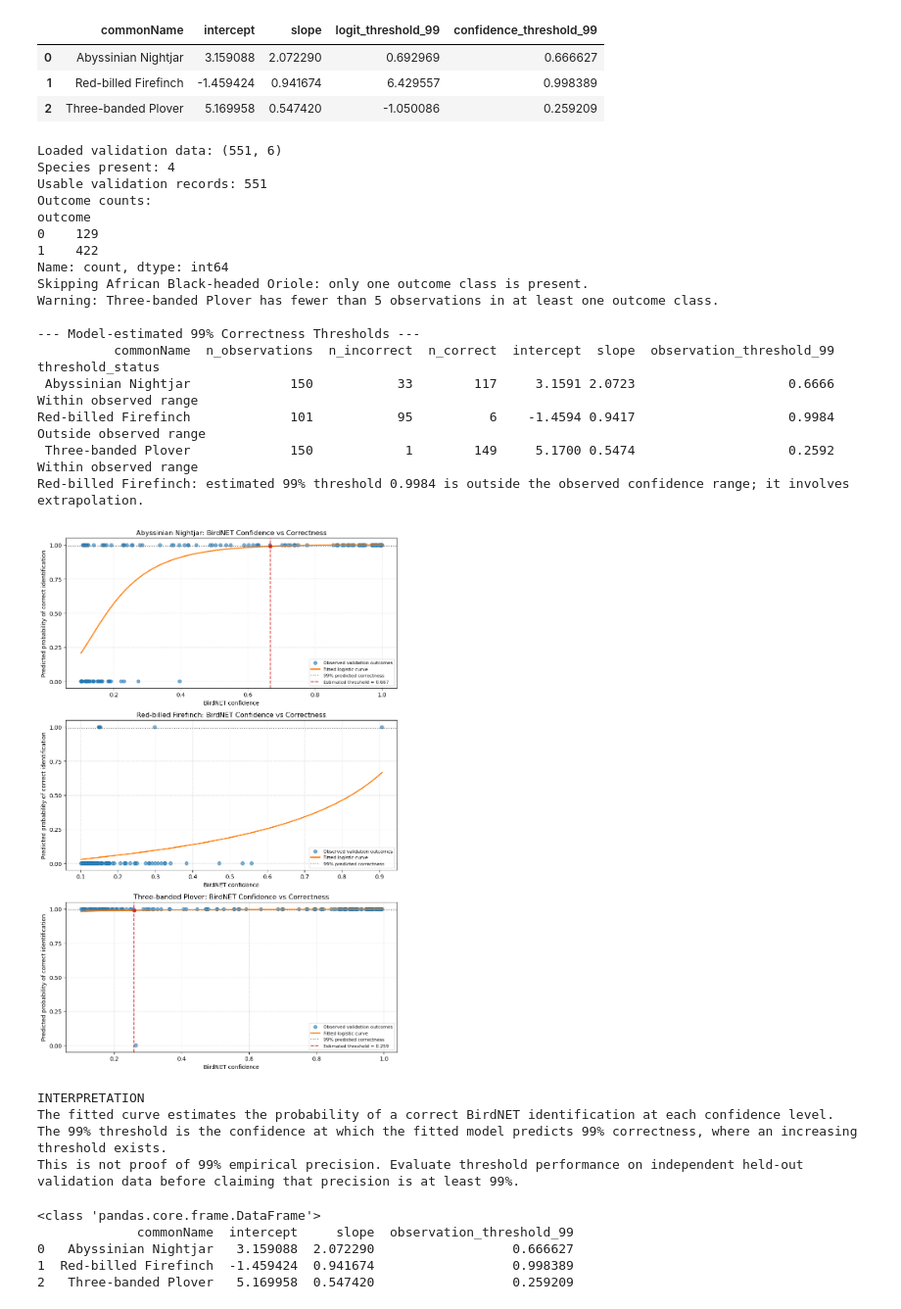
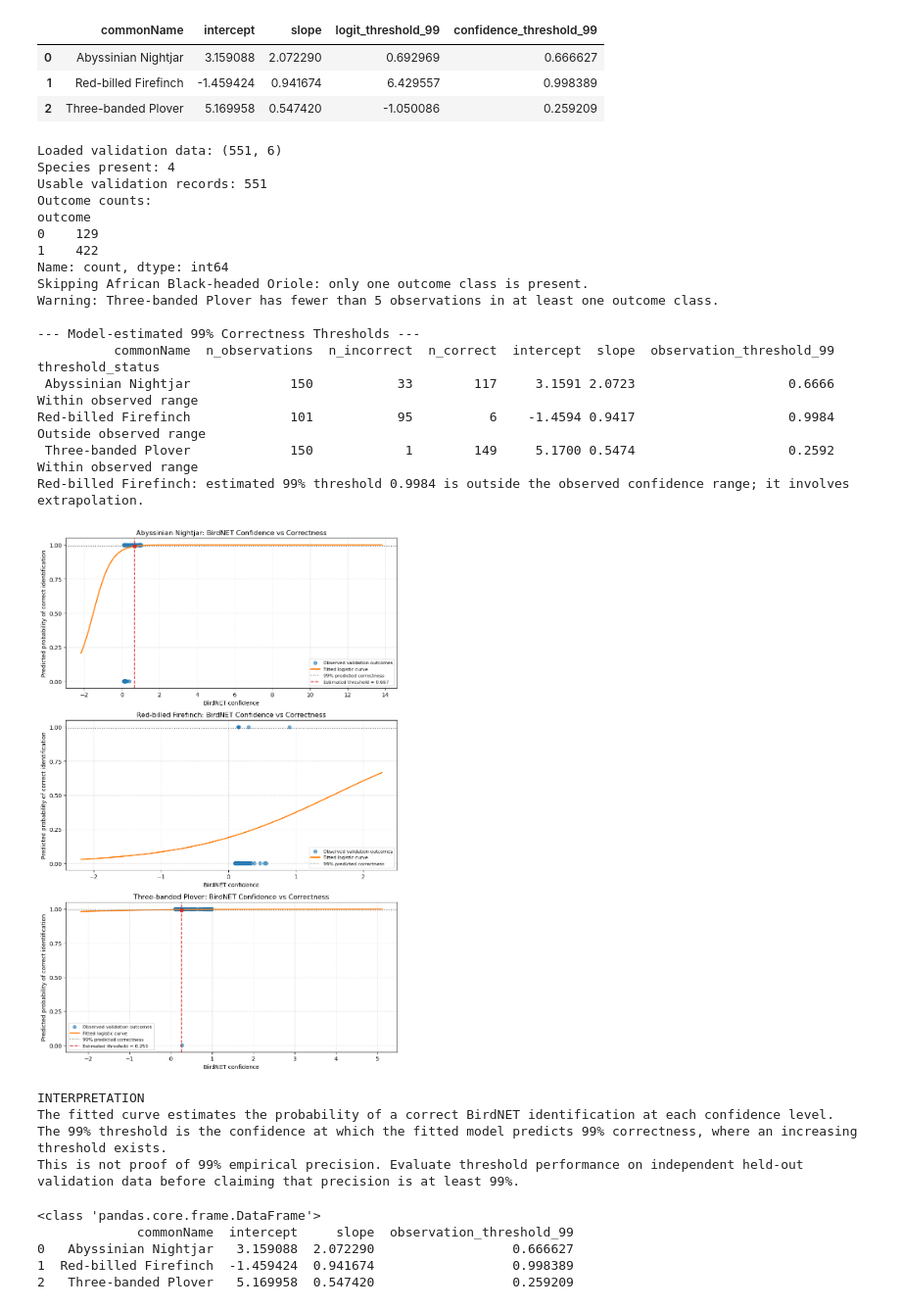
Before and after one commit to hurchins86/Natural-State---Excercise-, a Jupyter notebook: Downloads/Take Home Project/Natural State Exercise_No_1 (6).ipynb, the cells around one changed output. Shown at 98% size. Drawn from its saved outputs; the diff is of its cells as text; code cells hidden in the pictures.

```diff
--- a/Downloads/Take Home Project/Natural State Exercise_No_1 (6).ipynb
+++ b/Downloads/Take Home Project/Natural State Exercise_No_1 (6).ipynb
@@ -636,8 +636,8 @@ else:
 
             # Plot original confidence against predicted probability
             ax.plot(
-                x_vals,
-               # x_logit,
+                #x_vals,
+                x_logit,
                 y_prob,
                 color='tab:orange',
                 linewidth=2,
@@ -738,34 +738,34 @@ print(
 )
 print(
     "The 99% threshold is the confidence at which the fitted "
     "model predicts 99% correctness, where an increasing "
     "threshold exists."
 )
 print(
     "This is not proof of 99% empirical precision. "
     "Evaluate threshold performance on independent "
     "held-out validation data before claiming that "
     "precision is at least 99%."
 )
 # %% [output]
 Loaded validation data: (551, 6)
 Species present: 4
 Usable validation records: 551
 Outcome counts:
 outcome
 0    129
 1    422
 Name: count, dtype: int64
 Skipping African Black-headed Oriole: only one outcome class is present.
 Warning: Three-banded Plover has fewer than 5 observations in at least one outcome class.
 
 --- Model-estimated 99% Correctness Thresholds ---
           commonName  n_observations  n_incorrect  n_correct  intercept  slope  observation_threshold_99       threshold_status
  Abyssinian Nightjar             150           33        117     3.1591 2.0723                    0.6666  Within observed range
 Red-billed Firefinch             101           95          6    -1.4594 0.9417                    0.9984 Outside observed range
  Three-banded Plover             150            1        149     5.1700 0.5474                    0.2592  Within observed range
 Red-billed Firefinch: estimated 99% threshold 0.9984 is outside the observed confidence range; it involves extrapolation.
-[figure, old version]
+[figure, new version]
 INTERPRETATION
 The fitted curve estimates the probability of a correct BirdNET identification at each confidence level.
 The 99% threshold is the confidence at which the fitted model predicts 99% correctness, where an increasing threshold exists.
```
Also changed, not shown: 31 other files.
